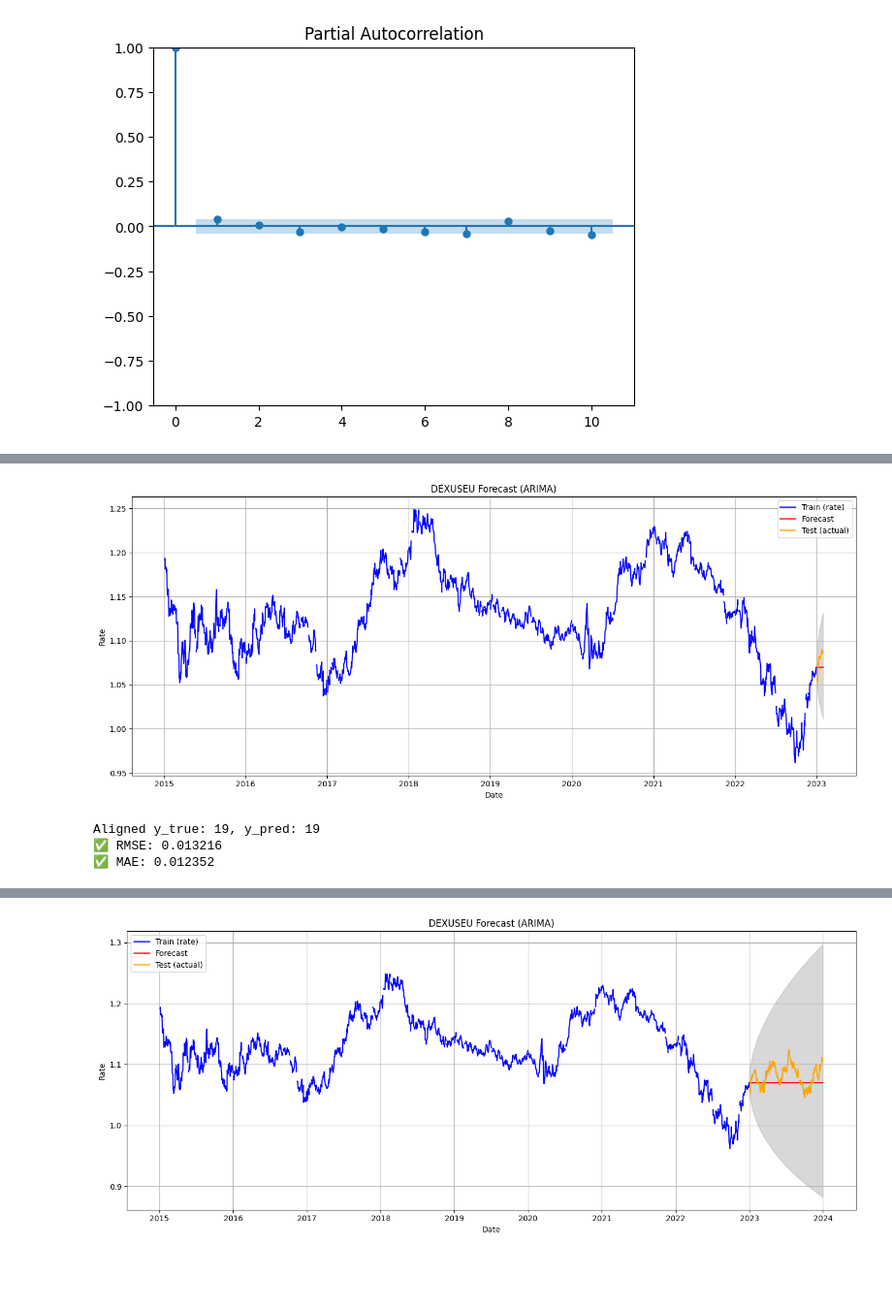
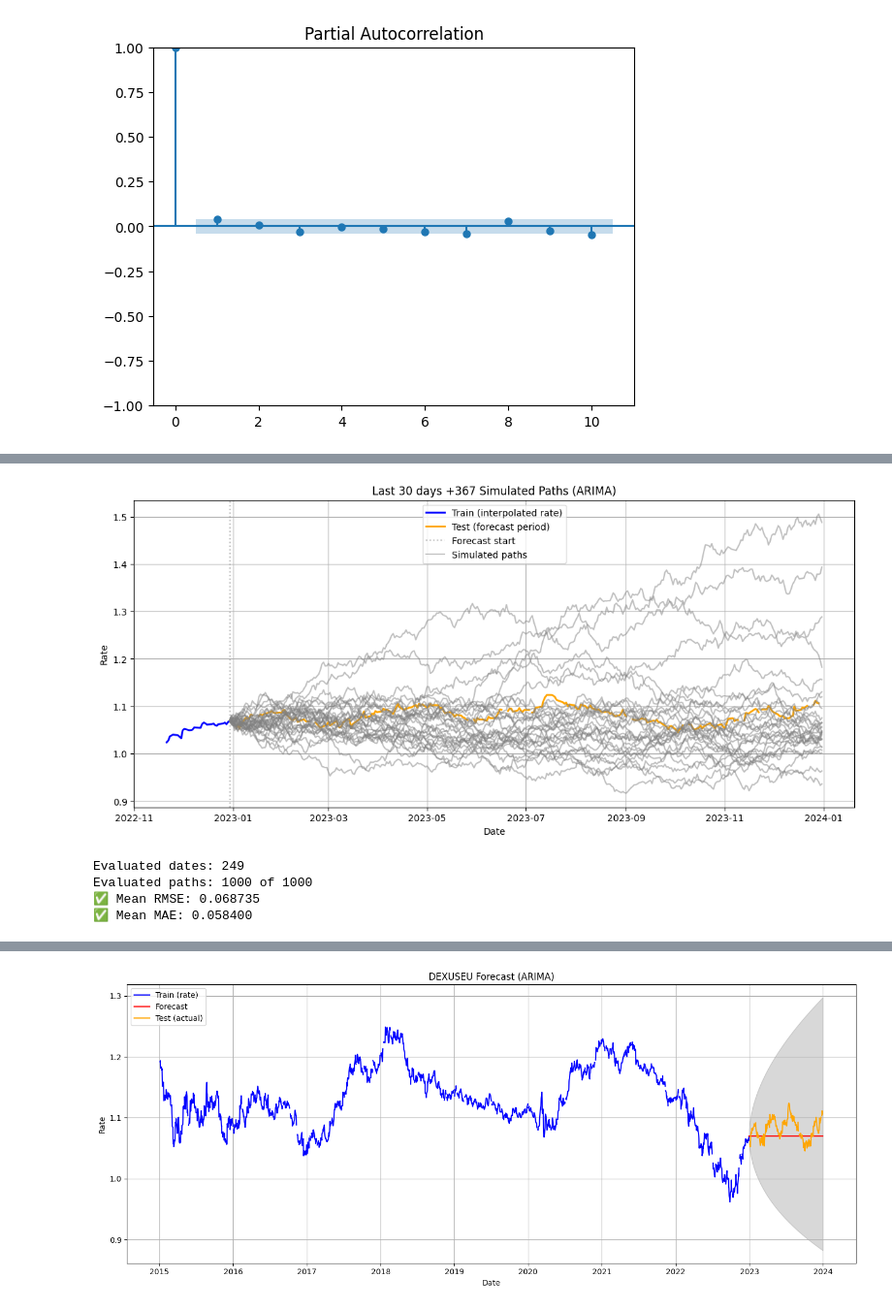
Before and after one commit to kenjihilasak/exchange-rate-forecasting, a Jupyter notebook: 3. modelling/modelling.ipynb, the cells around one changed output, grey strips where cells are left out. Shown at 97% size. Saved outputs shown, nothing was run; the diff lists cells and outputs as text; code cells hidden in the pictures; blank space fills up the shorter version.

Commit message:
RW and ARIMA with 1000 simulated paths

```diff
--- a/3. modelling/modelling.ipynb
+++ b/3. modelling/modelling.ipynb
@@ -380,21 +387,17 @@ plt.show()
 # %%
-# forecast and plot arima: 1 month ahead
+# ARIMA Forecasting and Evaluation 12 months
 
-# Load test data
-test_df = pd.read_csv('../2. preprocesing/test_df_dexuseu.csv', index_col='date', parse_dates=True)
-
-fc_rate, test_rate = forecast_and_plot_arima(
-    res=res,                # fitted ARIMA model
-    train_df=train_df,      # your training data
-    test_df=test_df,        # your test data
-    steps=31,              # forecast horizon
-    rate_col='rate',        # column with actual exchange rate
-    title='DEXUSEU Forecast (ARIMA)'
-)
-metrics = evaluate_forecast_metrics(fc_rate, test_df, rate_col='rate')
+# 1) Simulate paths and plot
+all_paths = simulate_paths_and_plot(res, train_df,
+                                    test_df, steps=366,
+                                    n_sims=1000,
+                                    rate_col='rate_interpolated')
+# 2) Evaluate simulations
+metrics = evaluate_simulations(all_paths, test_df, rate_col='rate')
 # %% [output]
-[figure, old version]
+[figure, new version]
-Aligned y_true: 19, y_pred: 19
-✅ RMSE: 0.013216
-✅ MAE: 0.012352
+Evaluated dates: 249
+Evaluated paths: 1000 of 1000
+✅ Mean RMSE: 0.068735
+✅ Mean MAE: 0.058400
 # %%
```
Also changed, not shown: parts of 25 cells of this notebook, 12 other files.
